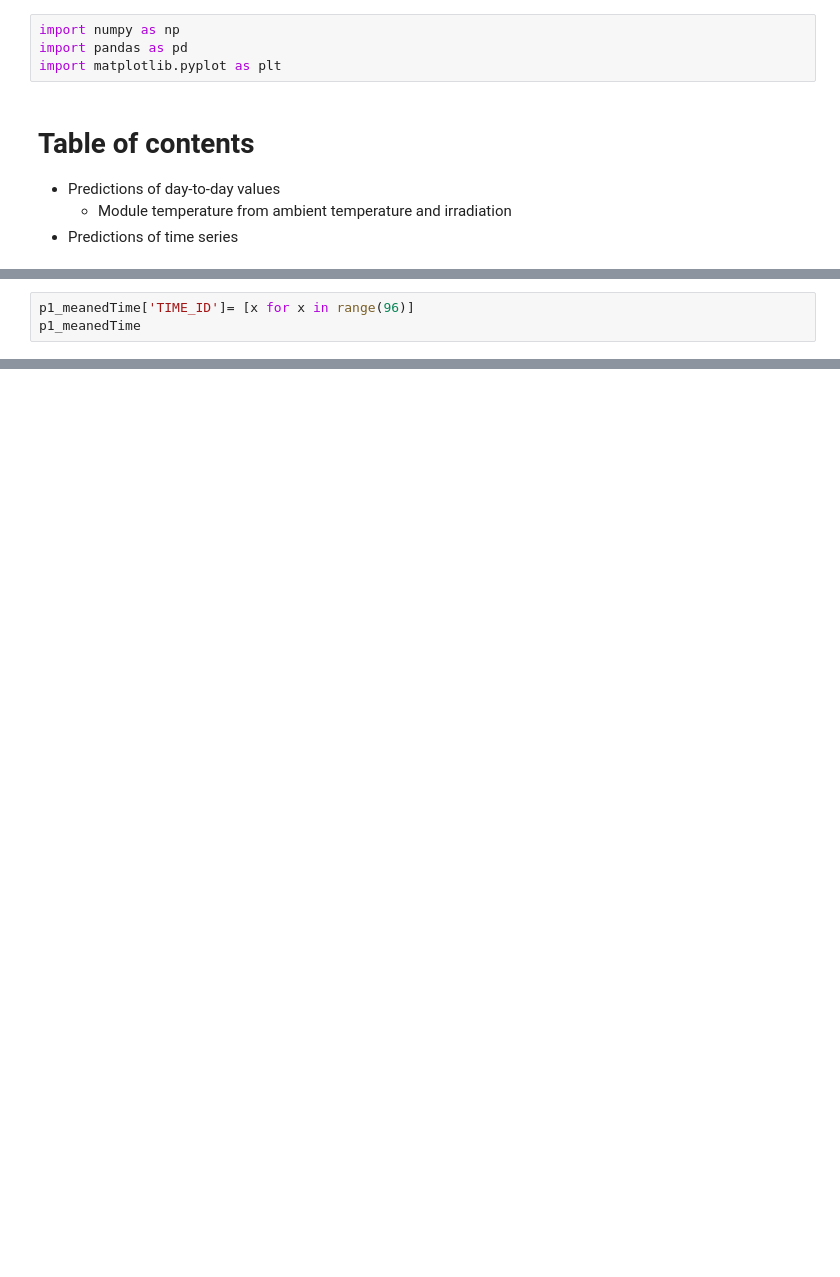
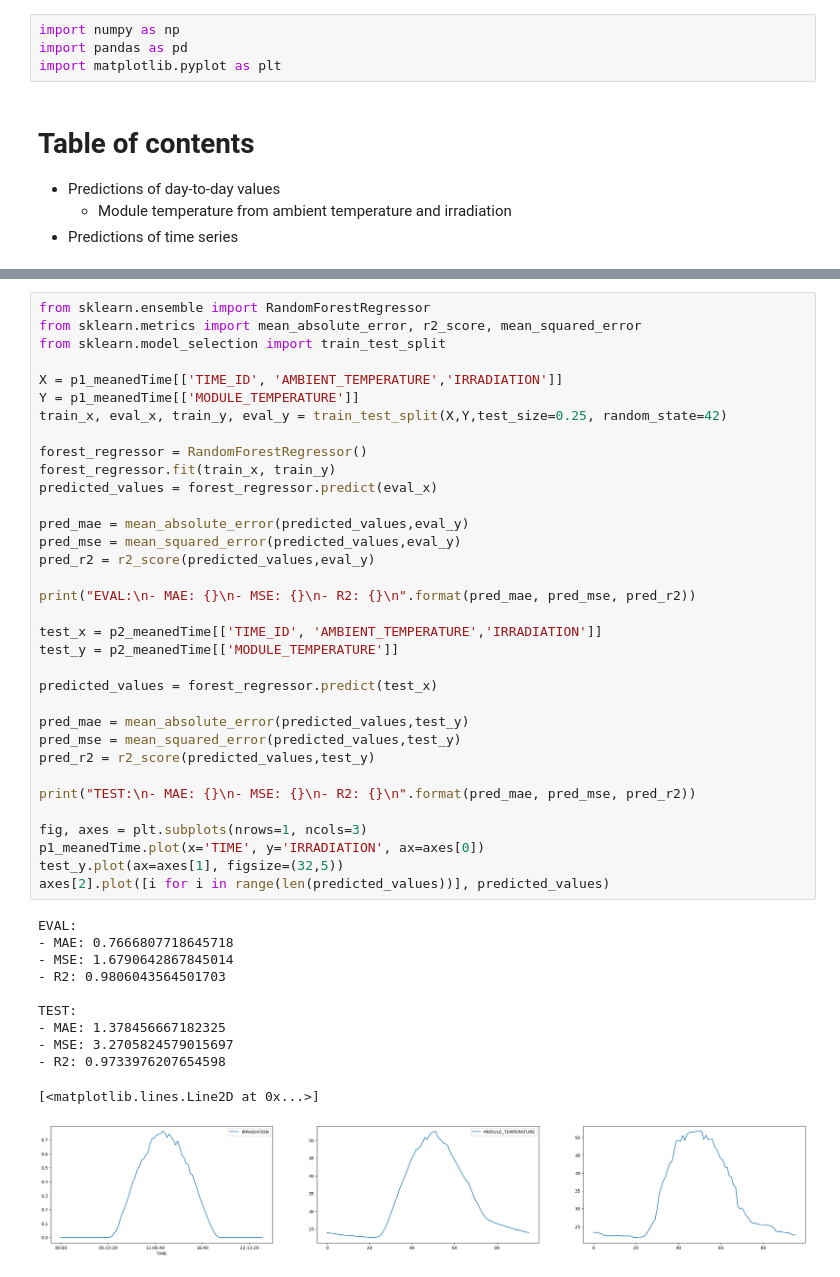
Before and after one commit to antoninchafiol/SolarPW, a Jupyter notebook: predictions.ipynb, the cells around one changed output, grey strips where cells are left out. Cells and saved outputs as stored; diff of their text form; blank space fills up the shorter version.

```diff
--- a/predictions.ipynb
+++ b/predictions.ipynb
@@ -50,3 +50,0 @@ p1_meanedTime
-# %%
-p1_meanedTime['TIME_ID']= [x for x in range(96)]
-p1_meanedTime
@@ -108,0 +51,46 @@ R2: 0.9880733255824468
+# %%
+from sklearn.ensemble import RandomForestRegressor
+from sklearn.metrics import mean_absolute_error, r2_score, mean_squared_error
+from sklearn.model_selection import train_test_split
+
+X = p1_meanedTime[['TIME_ID', 'AMBIENT_TEMPERATURE','IRRADIATION']]
+Y = p1_meanedTime[['MODULE_TEMPERATURE']]
+train_x, eval_x, train_y, eval_y = train_test_split(X,Y,test_size=0.25, random_state=42)
+
+forest_regressor = RandomForestRegressor()
+forest_regressor.fit(train_x, train_y)
+predicted_values = forest_regressor.predict(eval_x)
+
+pred_mae = mean_absolute_error(predicted_values,eval_y)
+pred_mse = mean_squared_error(predicted_values,eval_y)
+pred_r2 = r2_score(predicted_values,eval_y)
+
+print("EVAL:\n- MAE: {}\n- MSE: {}\n- R2: {}\n".format(pred_mae, pred_mse, pred_r2))
+
+test_x = p2_meanedTime[['TIME_ID', 'AMBIENT_TEMPERATURE','IRRADIATION']]
+test_y = p2_meanedTime[['MODULE_TEMPERATURE']]
+
+predicted_values = forest_regressor.predict(test_x)
+
+pred_mae = mean_absolute_error(predicted_values,test_y)
+pred_mse = mean_squared_error(predicted_values,test_y)
+pred_r2 = r2_score(predicted_values,test_y)
+
+print("TEST:\n- MAE: {}\n- MSE: {}\n- R2: {}\n".format(pred_mae, pred_mse, pred_r2))
+
+fig, axes = plt.subplots(nrows=1, ncols=3)
+p1_meanedTime.plot(x='TIME', y='IRRADIATION', ax=axes[0])
+test_y.plot(ax=axes[1], figsize=(32,5))
+axes[2].plot([i for i in range(len(predicted_values))], predicted_values)
+# %% [output]
+EVAL:
+- MAE: 0.7666807718645718
+- MSE: 1.6790642867845014
+- R2: 0.9806043564501703
+
+TEST:
+- MAE: 1.378456667182325
+- MSE: 3.2705824579015697
+- R2: 0.9733976207654598
+[<matplotlib.lines.Line2D at 0x...>]
+[figure, added]
```
Also changed, not shown: parts of 8 cells of this notebook, 1 other file.
